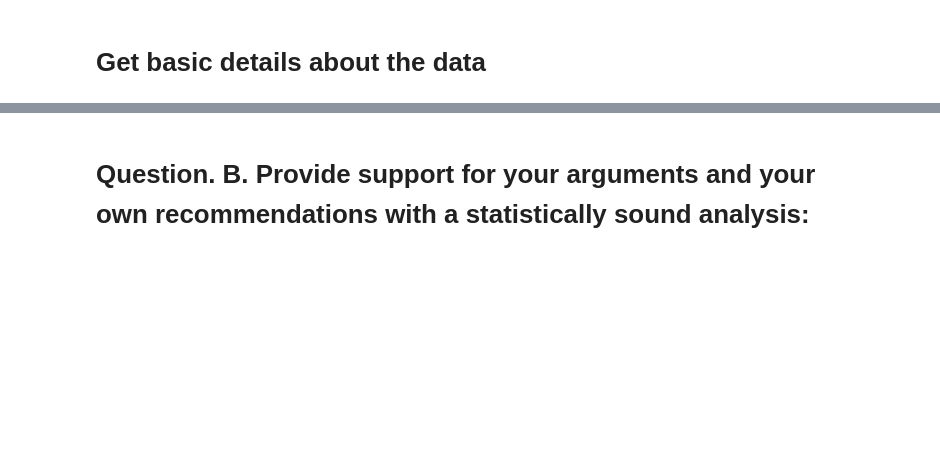
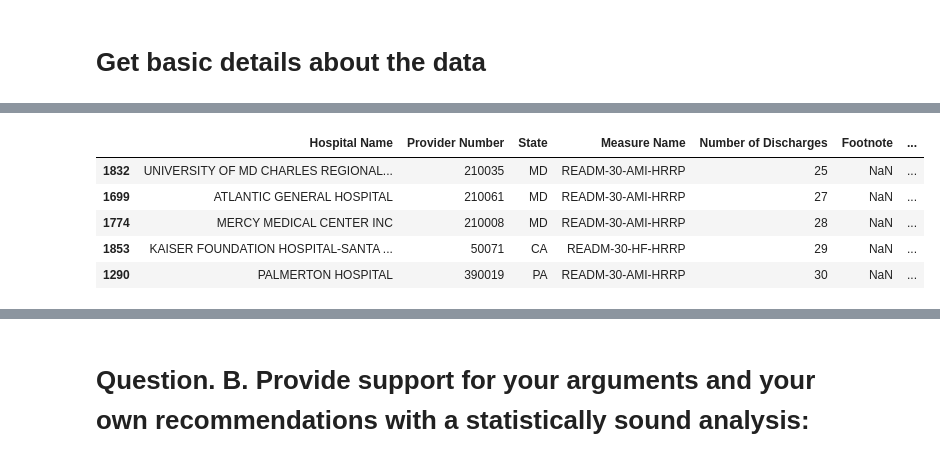
Before and after one commit to alexa-ai/sb-capstone-project1, a Jupyter notebook: sliderule_dsi_inferential_statistics_exercise_3.ipynb, the cells around one changed output, grey strips where cells are left out. Cells and saved outputs as stored; diff of their text form; code cells hidden in the pictures; blank space fills up the shorter version.

```diff
--- a/sliderule_dsi_inferential_statistics_exercise_3.ipynb
+++ b/sliderule_dsi_inferential_statistics_exercise_3.ipynb
@@ -174,3 +174,15 @@ memory usage: 1.4+ MB
+# %%
+# In the above dataframe clean_hospital_read_df is not really clean! It has "Number of Discharges" as 0 with corresponding
+# Excess Readmission Ratio as "NaN". So, let's remove such rows to calculate t-statistic and p value correctly.
+df = df[df['Number of Discharges'] != 0]
+df.head()
+# %% [output]
+|  | Hospital Name | Provider Number | State | Measure Name | Number of Discharges | Footnote | ... |
+| 1832 | UNIVERSITY OF MD CHARLES REGIONAL... | 210035 | MD | READM-30-AMI-HRRP | 25 | NaN | ... |
+| 1699 | ATLANTIC GENERAL HOSPITAL | 210061 | MD | READM-30-AMI-HRRP | 27 | NaN | ... |
+| 1774 | MERCY MEDICAL CENTER INC | 210008 | MD | READM-30-AMI-HRRP | 28 | NaN | ... |
+| 1853 | KAISER FOUNDATION HOSPITAL-SANTA ... | 50071 | CA | READM-30-HF-HRRP | 29 | NaN | ... |
+| 1290 | PALMERTON HOSPITAL | 390019 | PA | READM-30-AMI-HRRP | 30 | NaN | ... |
 # %%
 df.describe()
 # %% [output]
```
Also changed, not shown: parts of 16 cells of this notebook.
